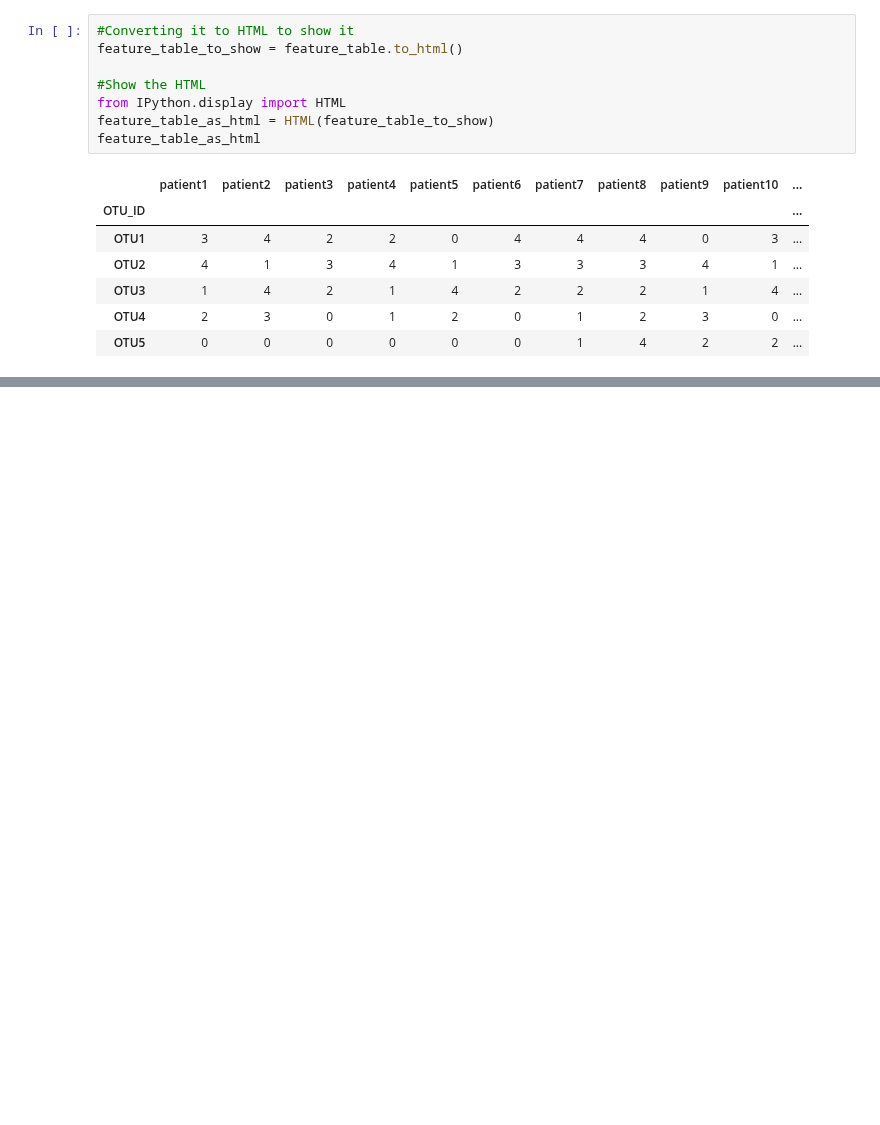
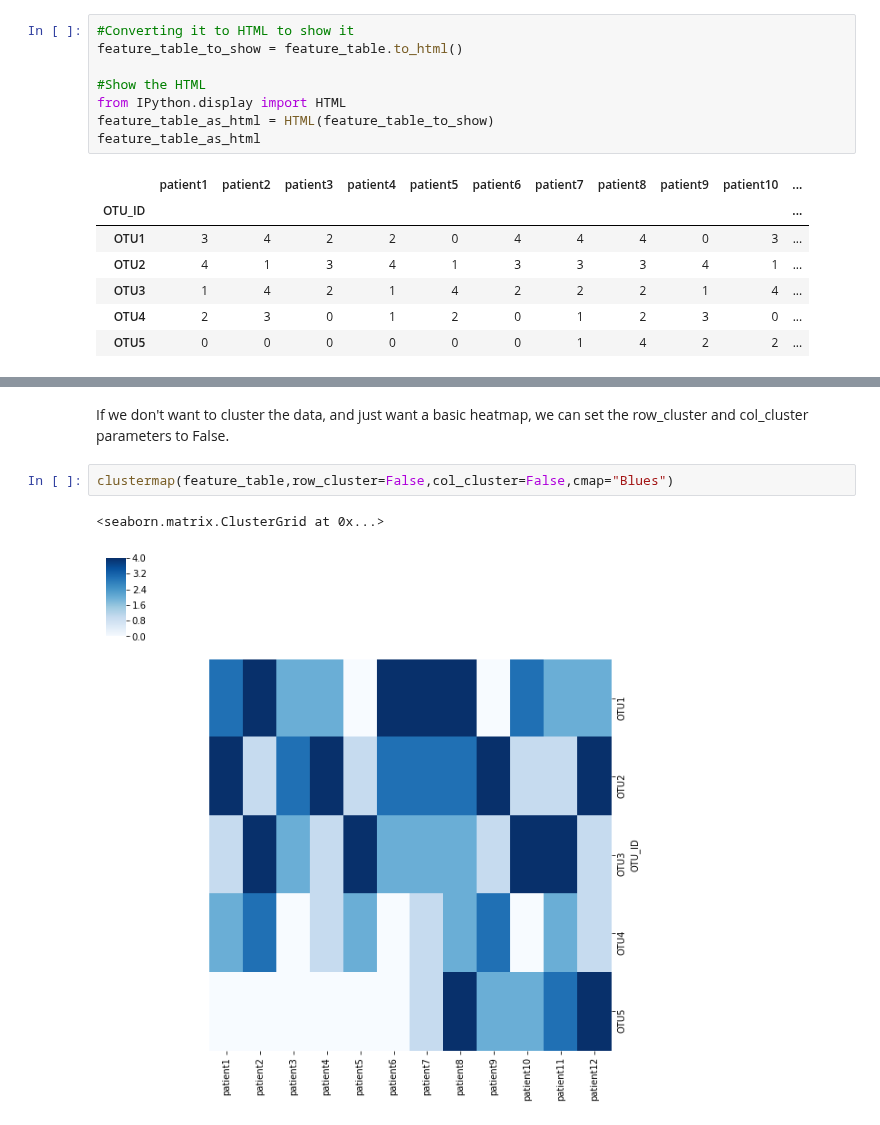
Before and after one commit to zaneveld/full_spectrum_bioinformatics, a Jupyter notebook: content/07_tabular_omics_data/analyzing_tabular_omics_data_in_pandas.ipynb, the cells around one changed output, grey strips where cells are left out. Drawn from its saved outputs; the diff is of its cells as text; blank space fills up the shorter version.

Commit message:
Updated notebook for analyzing tabular 'omics data in Pandas

```diff
--- a/content/07_tabular_omics_data/analyzing_tabular_omics_data_in_pandas.ipynb
+++ b/content/07_tabular_omics_data/analyzing_tabular_omics_data_in_pandas.ipynb
@@ -368,0 +246,7 @@ feature_table_as_html
+# %% [markdown]
+If we don't want to cluster the data, and just want a basic heatmap, we can set the row_cluster and col_cluster parameters to False.
+# %%
+clustermap(feature_table,row_cluster=False,col_cluster=False,cmap="Blues")
+# %% [output]
+<seaborn.matrix.ClusterGrid at 0x...>
+[figure, added]
```
Also changed, not shown: parts of 43 cells of this notebook.
